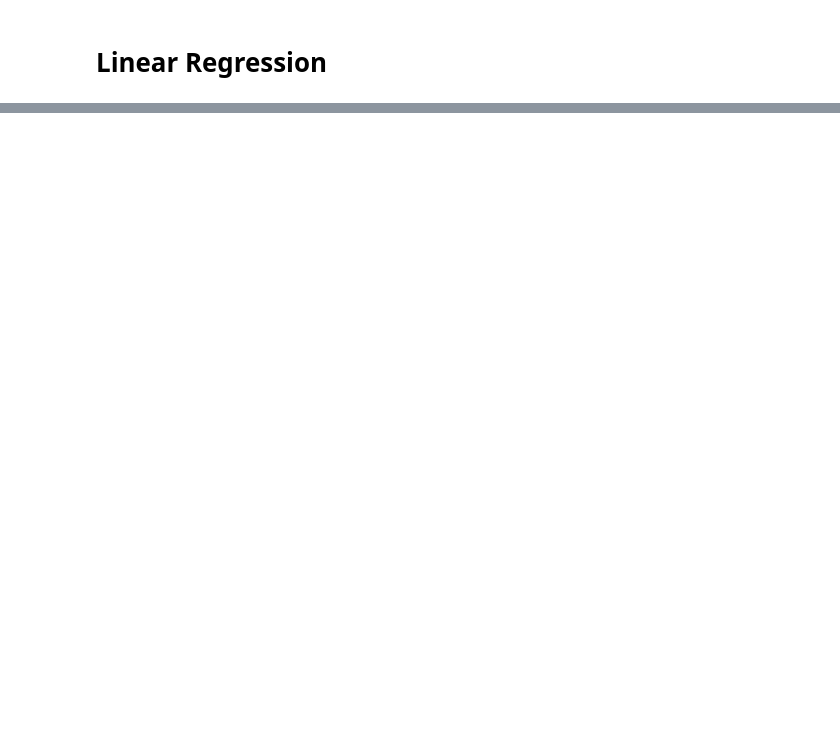
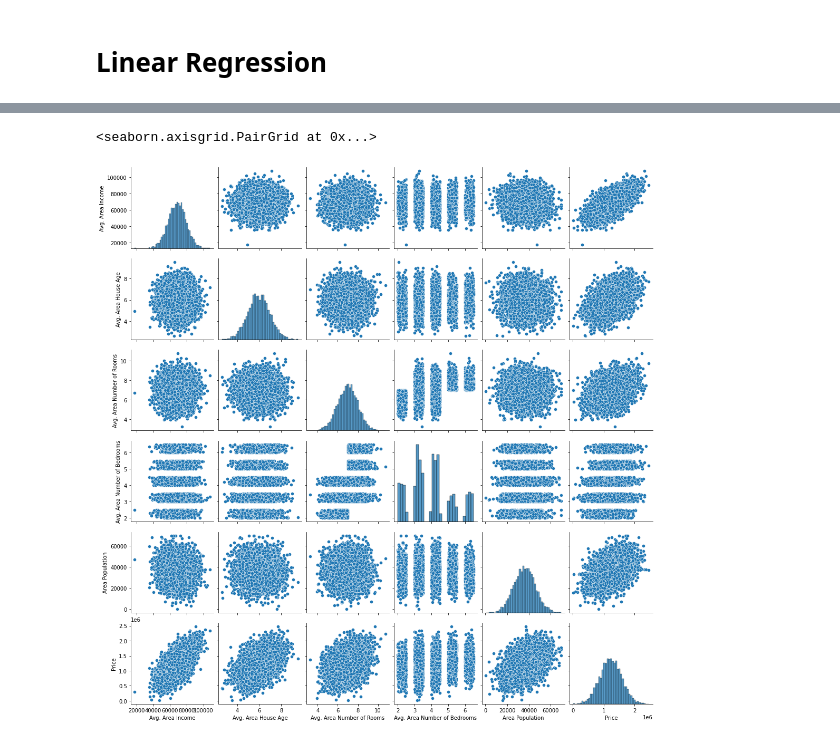
Before and after one commit to dstoecklein/data_science_training, a Jupyter notebook: 9_machine_learning/2_linear_regression/python_implementation.ipynb, the cells around one changed output, grey strips where cells are left out. Saved outputs shown, nothing was run; the diff lists cells and outputs as text; code cells hidden in the pictures; blank space fills up the shorter version.

```diff
--- a/9_machine_learning/2_linear_regression/python_implementation.ipynb
+++ b/9_machine_learning/2_linear_regression/python_implementation.ipynb
@@ -18,0 +48,5 @@ df.head()
+# %%
+sns.pairplot(df)
+# %% [output]
+<seaborn.axisgrid.PairGrid at 0x...>
+[figure, added]
```
Also changed, not shown: parts of 38 cells of this notebook.
